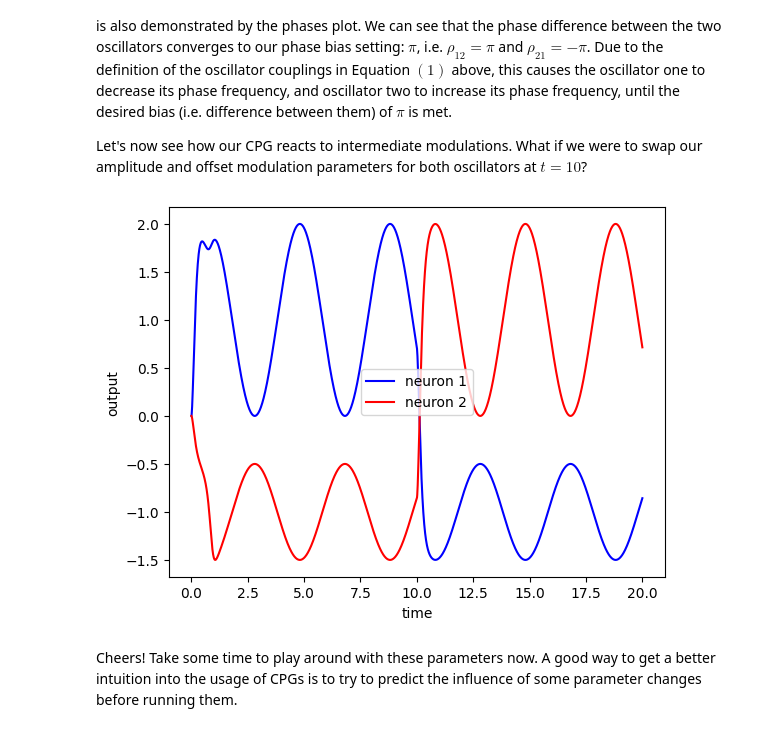
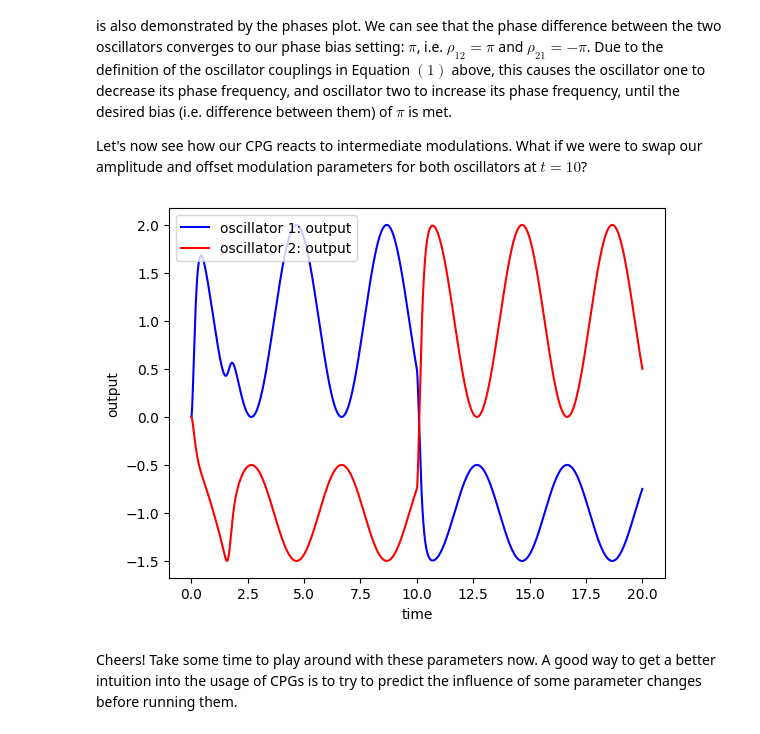
Before and after one commit to Co-Evolve/SEL3-2024, a Jupyter notebook: tutorials/brb_brittle_star_cpg_tutorial.ipynb, the cells around one changed output. Drawn from its saved outputs; the diff is of its cells as text; code cells hidden in the pictures.

```diff
--- a/tutorials/brb_brittle_star_cpg_tutorial.ipynb
+++ b/tutorials/brb_brittle_star_cpg_tutorial.ipynb
@@ -516,59 +509,53 @@ Cool! Looking at the CPG outputs, we can indeed see that our oscillators (1) con
 
 Let's now see how our CPG reacts to intermediate modulations. What if we were to swap our amplitude and offset modulation parameters for both oscillators at $t=10$?
 # %%
-import functools
-
 rng = jax.random.PRNGKey(seed=0)
 
 adjacency_matrix = jnp.ones((2, 2)) - jnp.identity(2)
-# noinspection PyArgumentList
-cpg_constants = CPGConstants(
-        num_oscillators=2, amplitude_gain=20, offset_gain=20, weights=5 * adjacency_matrix, dt=0.01, )
-cpg_state = get_random_initial_cpg_state(rng=rng, cpg_constants=cpg_constants)
-# noinspection PyArgumentList
-cpg_modulators = CPGModulators(
+weights = 5 * adjacency_matrix
+cpg = CPG(weights=weights, amplitude_gain=20, offset_gain=20, dt=0.01, solver="euler")
+
+cpg_state = cpg.reset(rng=rng)
+
+# Set modulation parameters
+cpg_state = cpg_state.replace(
         R=jnp.array([1.0, 0.5]),
         X=jnp.array([1.0, -1.0]),
-        omegas=(jnp.pi / 2) * jnp.ones(cpg_constants.num_oscillators),
+        omegas=(jnp.pi / 2) * jnp.ones(cpg.num_oscillators),
         rhos=adjacency_matrix * jnp.array([[jnp.pi], [-jnp.pi]])
         )
-# noinspection PyArgumentList
-cpg = CPG(
-        state=cpg_state, constants=cpg_constants, modulators=cpg_modulators
-        )
+
 SIMLATION_TIME = 20
 
 # We'll save the states to visualize them at the end
 states = []
-jit_step_cpg = jax.jit(functools.partial(step_cpg, solver=rk4_solver))
 remodulated = False
-while cpg.state.time < SIMLATION_TIME:
-    if not remodulated and cpg.state.time > 10:
-        cpg = cpg.replace(
-                modulators=cpg.modulators.replace(
-                        X=cpg.modulators.X[::-1], R=cpg.modulators.R[::-1]
-                        )
-                )
+while cpg_state.time < SIMLATION_TIME:
+    cpg_state = cpg.step(
+            cpg_state
+            )
+    states.append(cpg_state)
+
+    if cpg_state.time > 10 and not remodulated:
         remodulated = True
-
-    cpg = jit_step_cpg(
-            cpg
-            )
-    states.append(cpg.state)
+        cpg_state = cpg_state.replace(
+        R=jnp.array([0.5, 1.0]),
+        X=jnp.array([-1.0, 1.0]),
+        )
 
 times = [state.time for state in states]
 o1 = [state.outputs[0] for state in states]
 o2 = [state.outputs[1] for state in states]
 
-plt.plot(times, o1, color="blue", label="neuron 1")
-plt.plot(times, o2, color="red", label="neuron 2")
+plt.plot(times, o1, color="blue", label="oscillator 1: output")
+plt.plot(times, o2, color="red", label="oscillator 2: output")
 plt.legend()
 plt.xlabel("time")
 plt.ylabel("output")
 plt.show()
 plt.close()
 # %% [output]
-[figure, old version]
+[figure, new version]
 # %% [markdown]
 Cheers! Take some time to play around with these parameters now. A good way to get a better intuition into the usage of CPGs is to try to predict the influence of some parameter changes before running them.
 # %% [markdown]
```
Also changed, not shown: parts of 26 cells of this notebook, 1 other file.
